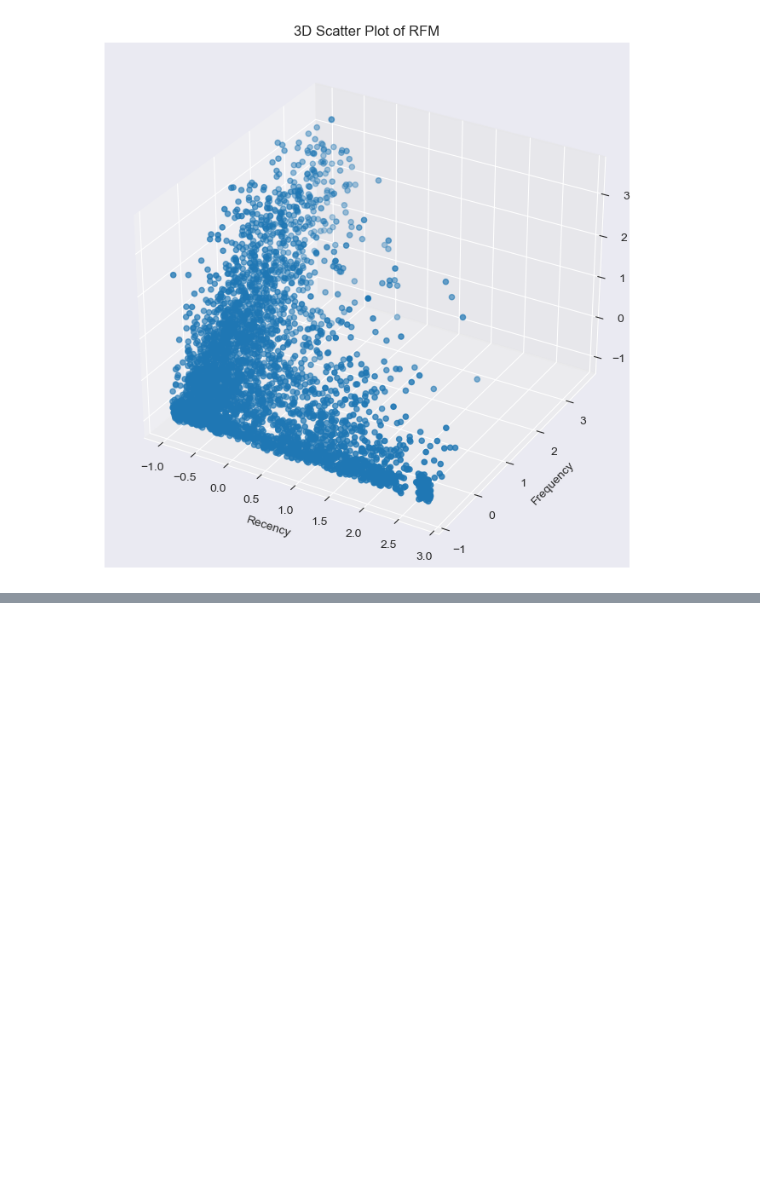
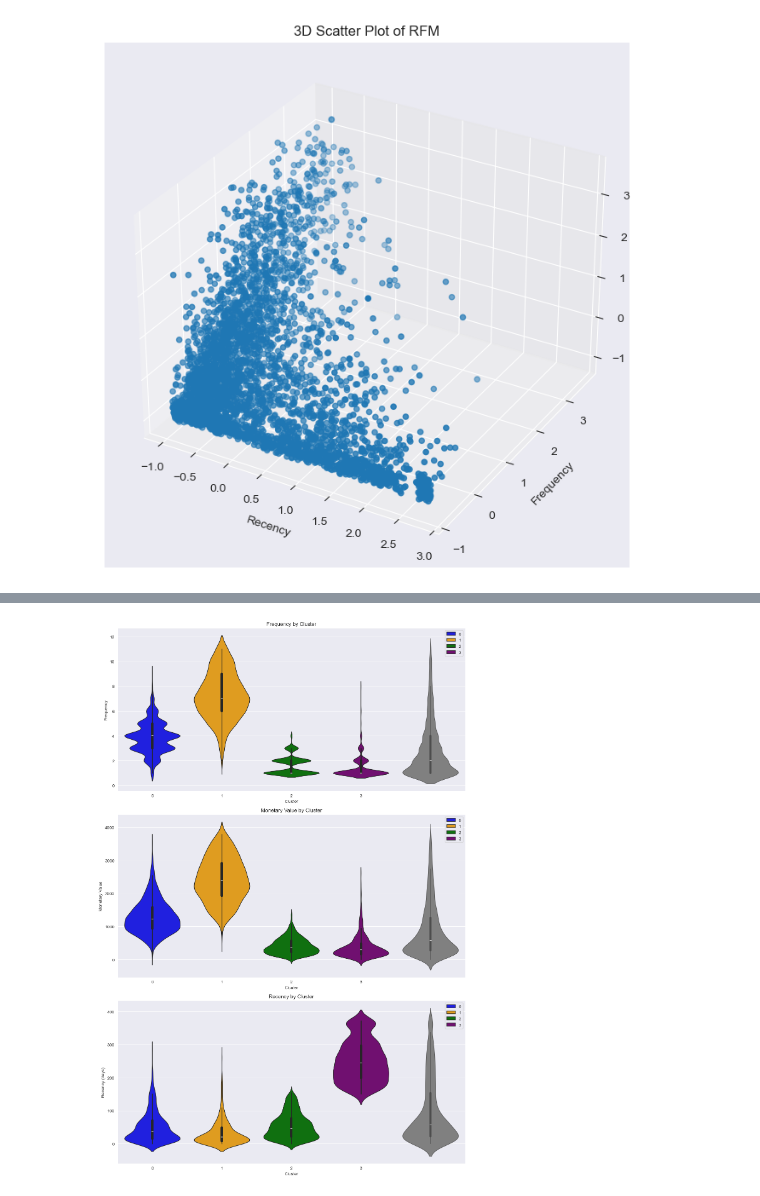
Before and after one commit to joaomarcosmb/online-retail-data-clustering, a Jupyter notebook: main.ipynb, the cells around one changed output, grey strips where cells are left out. Saved outputs shown, nothing was run; the diff lists cells and outputs as text; code cells hidden in the pictures; blank space fills up the shorter version.

```diff
--- a/main.ipynb
+++ b/main.ipynb
@@ -575,0 +687,25 @@ plt.show()
+# %%
+plt.figure(figsize=[12, 18])
+
+plt.subplot(3, 1, 1)
+sns.violinplot(x=non_outliers_df["Cluster"], y=non_outliers_df["Frequency"], palette=cluster_colors, hue=non_outliers_df["Cluster"])
+sns.violinplot(y=non_outliers_df["Frequency"], color="gray", linewidth=1.0)
+plt.title("Frequency by Cluster")
+plt.ylabel("Frequency")
+
+plt.subplot(3, 1, 2)
+sns.violinplot(x=non_outliers_df["Cluster"], y=non_outliers_df["MonetaryValue"], palette=cluster_colors, hue=non_outliers_df["Cluster"])
+sns.violinplot(y=non_outliers_df["MonetaryValue"], color="gray", linewidth=1.0)
+plt.title("Monetary Value by Cluster")
+plt.ylabel("Monetary Value")
+
+plt.subplot(3, 1, 3)
+sns.violinplot(x=non_outliers_df["Cluster"], y=non_outliers_df["Recency"], palette=cluster_colors, hue=non_outliers_df["Cluster"])
+sns.violinplot(y=non_outliers_df["Recency"], color="gray", linewidth=1.0)
+plt.title("Recency by Cluster")
+plt.ylabel("Recency (days)")
+
+plt.tight_layout()
+plt.show()
+# %% [output]
+[figure, added]
```
Also changed, not shown: parts of 14 cells of this notebook.
